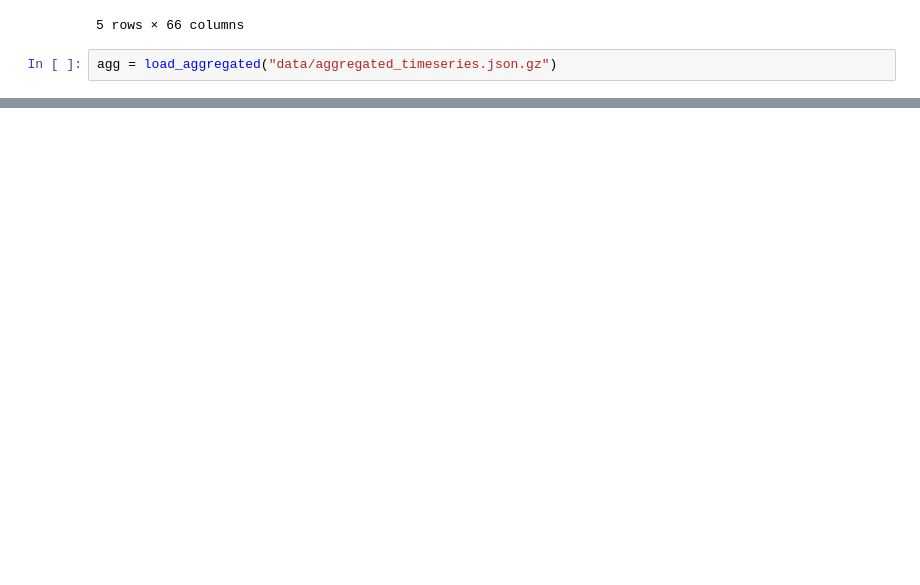
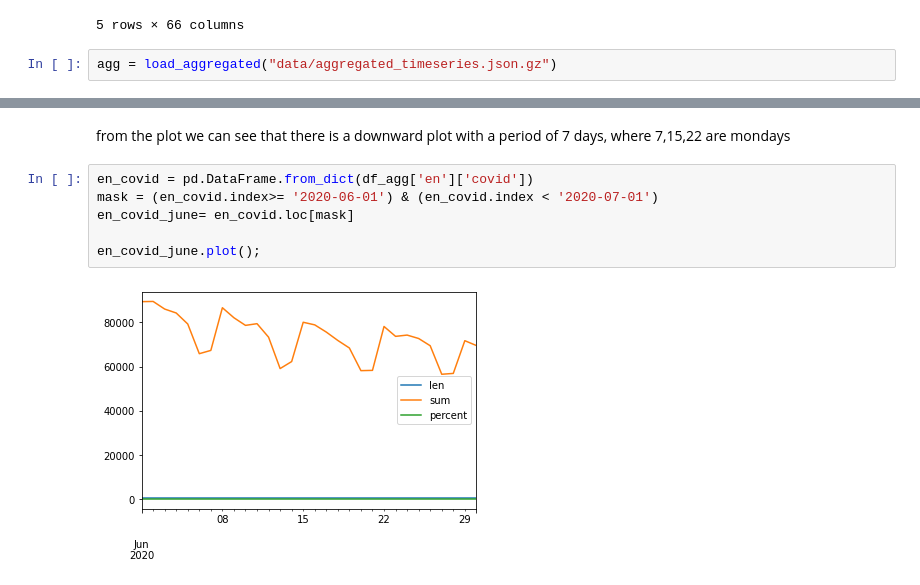
Before and after one commit to epfl-ada/ada-2022-project-thedatadiggers22, a Jupyter notebook: test_Robin.ipynb, the cells around one changed output, grey strips where cells are left out. Saved outputs shown, nothing was run; the diff lists cells and outputs as text; blank space fills up the shorter version.

```diff
--- a/test_Robin.ipynb
+++ b/test_Robin.ipynb
@@ -47,0 +80,10 @@ Index(['ja.m', 'it', 'da.m', 'tr', 'no.m', 'en', 'sr', 'tr.m', 'en.m', 'no',
+# %% [markdown]
+from the plot we can see that there is a downward plot with a period of 7 days, where 7,15,22 are mondays
+# %%
+en_covid = pd.DataFrame.from_dict(df_agg['en']['covid'])
+mask = (en_covid.index>= '2020-06-01') & (en_covid.index < '2020-07-01')
+en_covid_june= en_covid.loc[mask]
+
+en_covid_june.plot();
+# %% [output]
+[figure, added]
```
Also changed, not shown: parts of 9 cells of this notebook.
